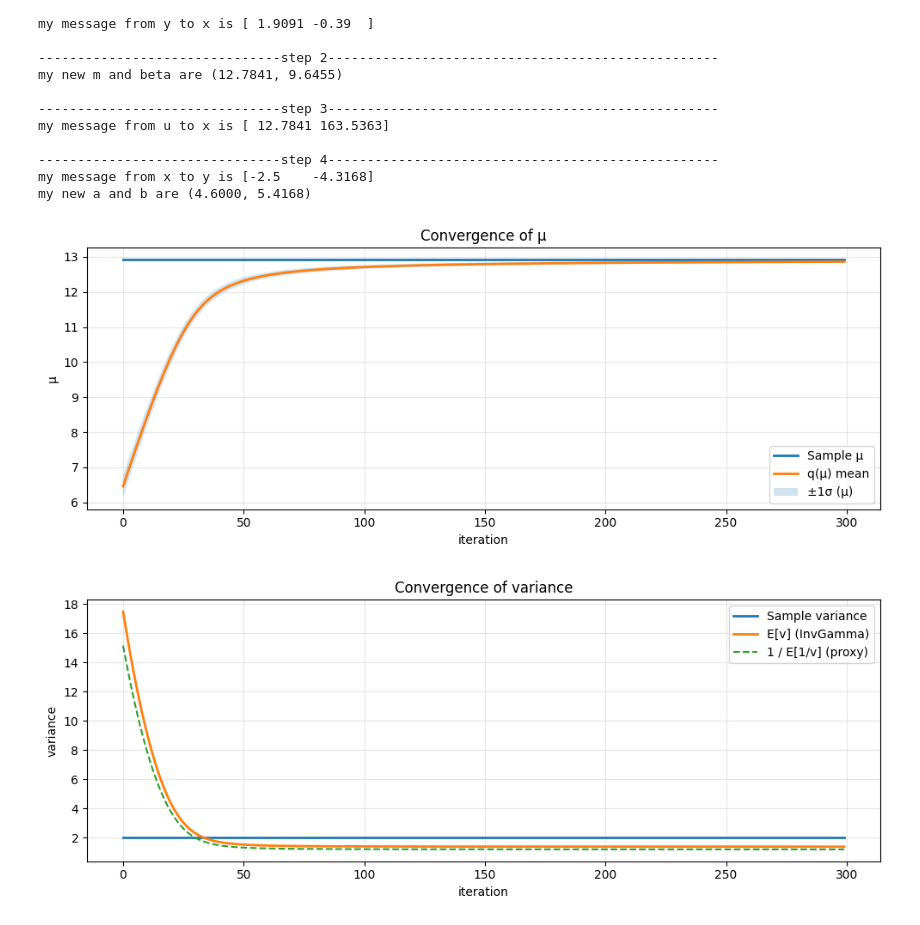
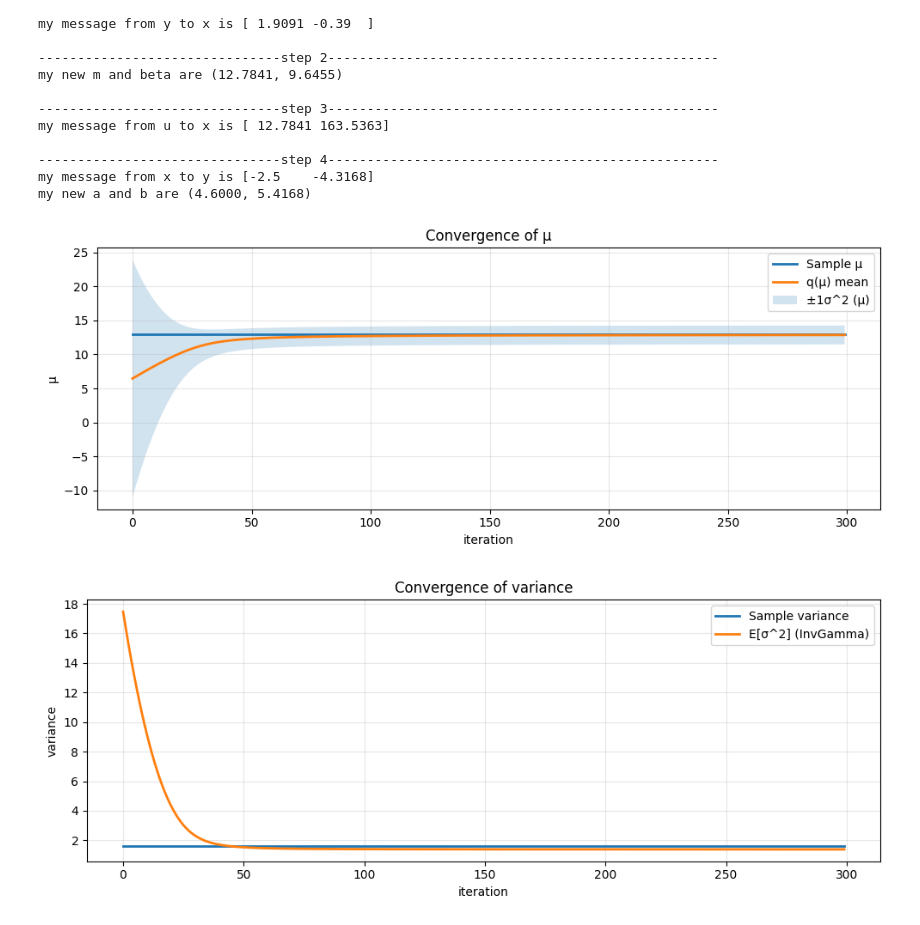
Before and after one commit to karimmik/Variational-Message-Passing, a Jupyter notebook: main.ipynb, the cells around one changed output. Drawn from its saved outputs; the diff is of its cells as text; code cells hidden in the pictures.

```diff
--- a/main.ipynb
+++ b/main.ipynb
@@ -239,13 +239,13 @@ my message from x to y is [-2.5    -4.3168]
 my new a and b are (4.6000, 5.4168)
 # %%
 # run the cycle for 50 times!
-history = {"u_mean": [], "u_variance": [], "sn_mean": [], "sn_variance": [], "real_mean": [], "real_variance": []}
+history = {"u_mean": [], "u_variance": [], "sn_mean": [], "sn_variance": [], "sample_mean": [], "sample_variance": []}
 
 from scipy.special import digamma
 import numpy as np
 
 x_mean = float(np.mean(x))
-x_var  = float(np.var(x, ddof=1))
+x_var  = float(np.var(x, ddof=0))
 
 a = 5
 b = 5
@@ -281,8 +281,8 @@ for it in range(1, 301):
     history["sn_mean"].append(a)
     history["sn_variance"].append(a/(b**2))
 
-    history["real_mean"].append(x_mean)
-    history["real_variance"].append(x_var)
+    history["sample_mean"].append(x_mean)
+    history["sample_variance"].append(x_var)
 # %%
 # P.S. plots are generated with help of ChatGPT
 
@@ -294,8 +294,8 @@ u_mean = np.asarray(history["u_mean"], dtype=float)
 u_var  = np.asarray(history["u_variance"], dtype=float)  # Var(μ) = 1/β
 a_seq  = np.asarray(history["sn_mean"], dtype=float)     # here: shape α_k
 var_tau_seq = np.asarray(history["sn_variance"], dtype=float)  # Var(τ) = α / β^2
-real_mean = np.asarray(history["real_mean"], dtype=float)
-real_var  = np.asarray(history["real_variance"], dtype=float)
+real_mean = np.asarray(history["sample_mean"], dtype=float)
+real_var  = np.asarray(history["sample_variance"], dtype=float)
 
 iters = np.arange(len(u_mean))
 
@@ -307,42 +307,39 @@ E_tau    = np.sqrt(a_seq * np.maximum(var_tau_seq, EPS))     # E[τ] = α / β =
 
 # Variance expectation (only defined for α > 1):
 E_v = np.where(a_seq > 1.0, beta_seq / (a_seq - 1.0), np.nan)  # E[v] for InvGamma(α, β)
 
-# Also useful proxy: 1 / E[τ] (Jensen-inequality biased, but often plotted)
-inv_E_tau = 1.0 / np.maximum(E_tau, EPS)
-
 # --- Plot 1: μ tracking (with ±1σ band from Var(μ)) ---
 plt.figure(figsize=(10, 4))
 plt.plot(iters, real_mean, label="Sample μ", linewidth=2)
 plt.plot(iters, u_mean, label="q(μ) mean", linewidth=2)
 # 1-sigma band
-u_std = np.sqrt(np.maximum(u_var, 0.0))
-plt.fill_between(iters, u_mean - u_std, u_mean + u_std, alpha=0.2, label="±1σ (μ)")
+# u_std = np.sqrt(np.maximum(u_var, 0.0))
+u_std = E_v
+plt.fill_between(iters, u_mean - u_std, u_mean + u_std, alpha=0.2, label="±1σ^2 (μ)")
 
 plt.xlabel("iteration")
 plt.ylabel("μ")
 plt.title("Convergence of μ")
 plt.legend()
 plt.grid(True, alpha=0.3)
 plt.tight_layout()
 
 # --- Plot 2: variance tracking ---
 plt.figure(figsize=(10, 4))
 plt.plot(iters, real_var, label="Sample variance", linewidth=2)
-plt.plot(iters, E_v, label="E[v] (InvGamma)", linewidth=2)
-plt.plot(iters, inv_E_tau, "--", label="1 / E[1/v] (proxy)", linewidth=1.5)
+plt.plot(iters, E_v, label="E[σ^2] (InvGamma)", linewidth=2)
 
 plt.xlabel("iteration")
 plt.ylabel("variance")
 plt.title("Convergence of variance")
 plt.legend()
 plt.grid(True, alpha=0.3)
 plt.tight_layout()
 
 plt.show()
 # %% [output]
-[figure, old version]
+[figure, new version]
-[figure, old version]
+[figure, new version]
 # %% [markdown]
 ### Results and Conclusion
 
```
Also changed, not shown: parts of 6 cells of this notebook, 1 other file.
